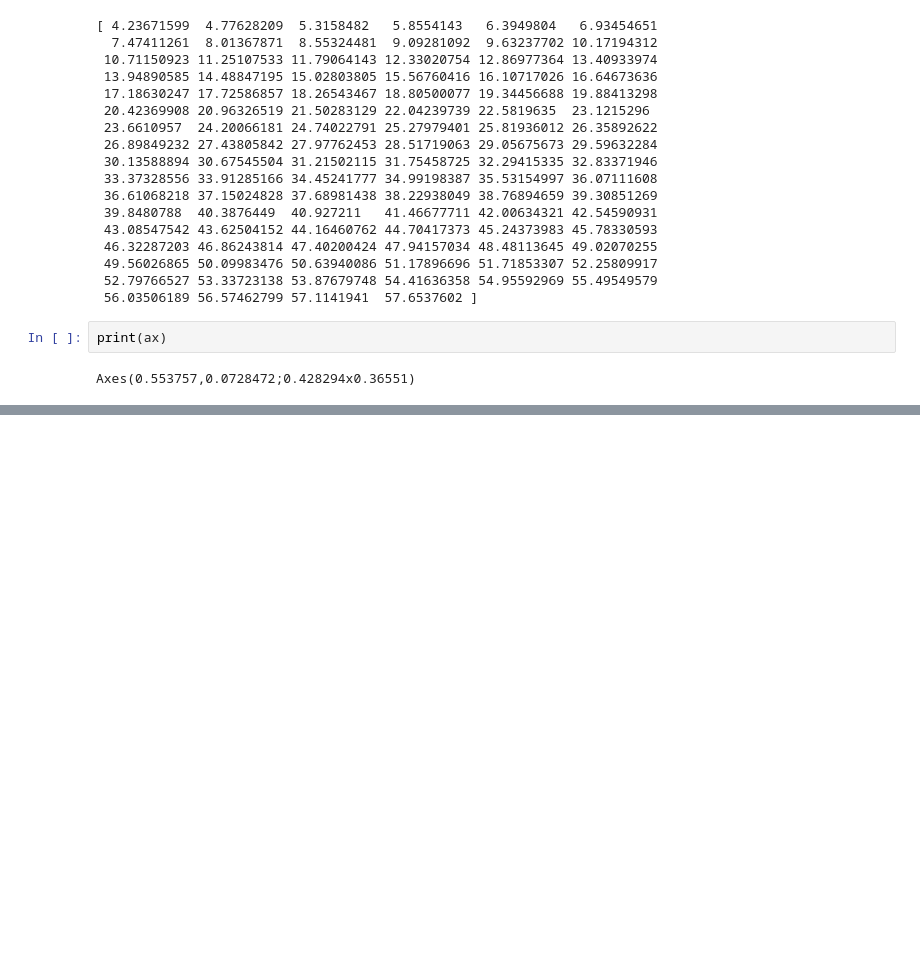
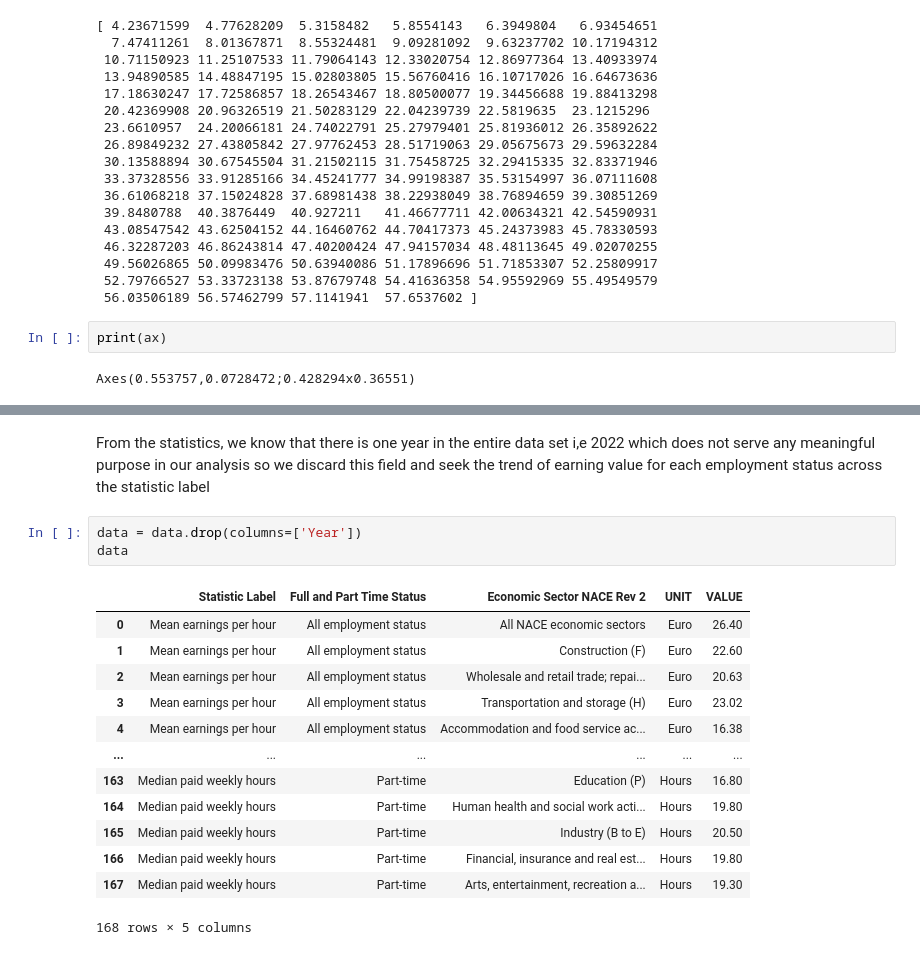
Before and after one commit to SyedAsadAilia110/CA1, a Jupyter notebook: CA01 - Coding New.ipynb, the cells around one changed output, grey strips where cells are left out. Cells and saved outputs as stored; diff of their text form; blank space fills up the shorter version.

```diff
--- a/CA01 - Coding New.ipynb
+++ b/CA01 - Coding New.ipynb
@@ -247,0 +282,19 @@ Axes(0.553757,0.0728472;0.428294x0.36551)
+# %% [markdown]
+From the statistics, we know that there is one year in the entire data set i,e 2022 which does not serve any meaningful purpose in our analysis so we discard this field and seek the trend of earning value for each employment status across the statistic label
+# %%
+data = data.drop(columns=['Year'])
+data
+# %% [output]
+|  | Statistic Label | Full and Part Time Status | Economic Sector NACE Rev 2 | UNIT | VALUE |
+| 0 | Mean earnings per hour | All employment status | All NACE economic sectors | Euro | 26.40 |
+| 1 | Mean earnings per hour | All employment status | Construction (F) | Euro | 22.60 |
+| 2 | Mean earnings per hour | All employment status | Wholesale and retail trade; repai... | Euro | 20.63 |
+| 3 | Mean earnings per hour | All employment status | Transportation and storage (H) | Euro | 23.02 |
+| 4 | Mean earnings per hour | All employment status | Accommodation and food service ac... | Euro | 16.38 |
+| ... | ... | ... | ... | ... | ... |
+| 163 | Median paid weekly hours | Part-time | Education (P) | Hours | 16.80 |
+| 164 | Median paid weekly hours | Part-time | Human health and social work acti... | Hours | 19.80 |
+| 165 | Median paid weekly hours | Part-time | Industry (B to E) | Hours | 20.50 |
+| 166 | Median paid weekly hours | Part-time | Financial, insurance and real est... | Hours | 19.80 |
+| 167 | Median paid weekly hours | Part-time | Arts, entertainment, recreation a... | Hours | 19.30 |
+168 rows × 5 columns
```
Also changed, not shown: parts of 5 cells of this notebook.
